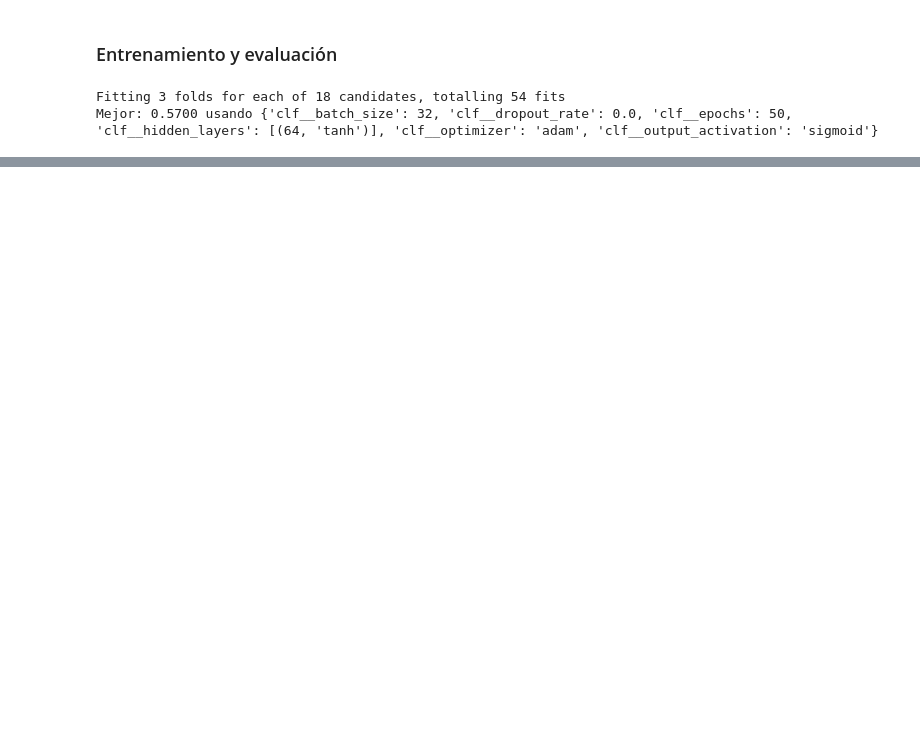
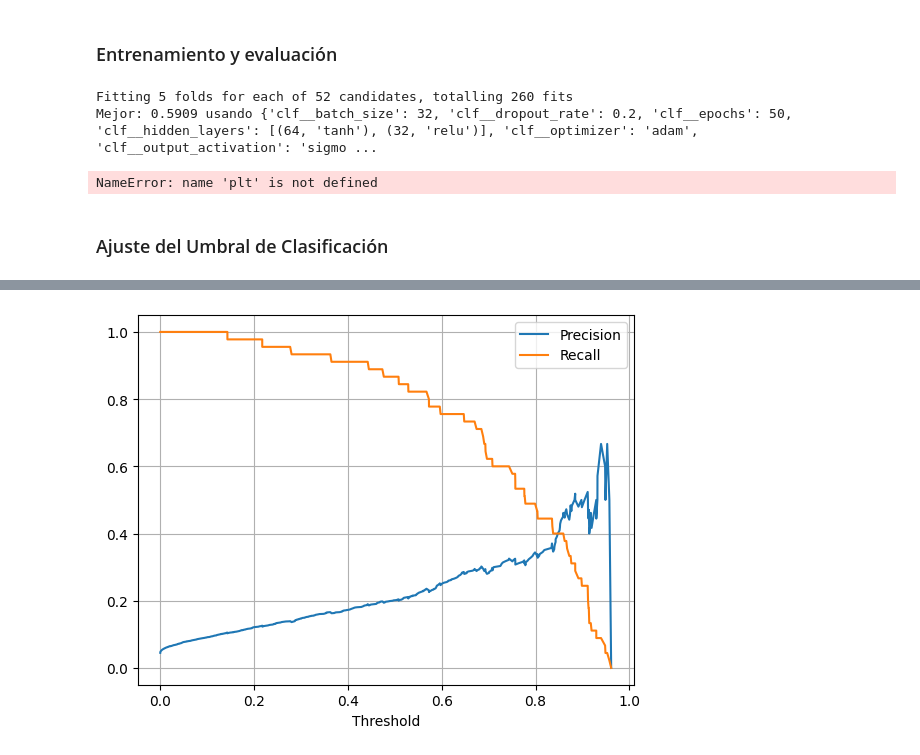
Before and after one commit to Camilabperez/Deteccion-fraude-ML, a Jupyter notebook: training/fraud-detection.ipynb, the cells around one changed output, grey strips where cells are left out. Saved outputs shown, nothing was run; the diff lists cells and outputs as text; code cells hidden in the pictures; blank space fills up the shorter version.

Commit message:
mejorar interface

```diff
--- a/training/fraud-detection.ipynb
+++ b/training/fraud-detection.ipynb
@@ -1269,26 +1302,34 @@ param_grid = {
 # %% [markdown]
 ### Entrenamiento y evaluación
 # %%
+from sklearn.feature_selection import SelectKBest, mutual_info_classif
+from imblearn.under_sampling import RandomUnderSampler
+pipeline = Pipeline([
+    ('scaler', StandardScaler()),
+    ('under', RandomUnderSampler(sampling_strategy=0.3, random_state=42)),
+    ('smote', SMOTE(random_state=42)),
+    ('clf', MyKerasClassifier(epochs=50, random_state=42))
+])
+
 grid = GridSearchCV(
-    estimator=pipeline,
-    param_grid=param_grid_1,
-    scoring=scoring,
-    refit='auc',
-    cv=cv,
-    verbose=1,
+    estimator = pipeline,
+    param_grid = param_grid_2,
+    scoring = scoring,
+    refit = 'auc',
+    cv = StratifiedKFold(n_splits=5, shuffle=True, random_state=42),
+    verbose=2,
     n_jobs=-1,
     return_train_score=True
 )
-
 # Ejecutar búsqueda
 grid_result = grid.fit(x_data, y_data)
 
 # Guardar resultados
 results_df = pd.DataFrame(grid_result.cv_results_)
-results_df.to_csv("resultados/red_neuronal_grid_search.csv", index=False)
+results_df.to_csv("resultados/red_neuronal_grid_search.csv", index=False, sep='|', decimal=',')
 
 # Mejor resultado
 print("Mejor: %.4f usando %s" % (grid_result.best_score_, grid_result.best_params_))
 # %% [output]
-Fitting 3 folds for each of 18 candidates, totalling 54 fits
-Mejor: 0.5700 usando {'clf__batch_size': 32, 'clf__dropout_rate': 0.0, 'clf__epochs': 50, 'clf__hidden_layers': [(64, 'tanh')], 'clf__optimizer': 'adam', 'clf__output_activation': 'sigmoid'}
+Fitting 5 folds for each of 52 candidates, totalling 260 fits
+Mejor: 0.5909 usando {'clf__batch_size': 32, 'clf__dropout_rate': 0.2, 'clf__epochs': 50, 'clf__hidden_layers': [(64, 'tanh'), (32, 'relu')], 'clf__optimizer': 'adam', 'clf__output_activation': 'sigmo ...
@@ -1294,0 +1338,28 @@ Mejor: 0.5700 usando {'clf__batch_size': 32, 'clf__dropout_rate': 0.0, 'clf__epo
+# %%
+plt.figure(figsize=(8, 6))
+plt.scatter(results_df["mean_train_auc"], results_df["mean_test_auc"], alpha=0.7)
+plt.plot([0, 1], [0, 1], 'k--', label="Sin sobreajuste")
+plt.xlabel("AUC en entrenamiento")
+plt.ylabel("AUC en validación")
+plt.title("Detección de sobreajuste en red neuronal")
+plt.legend()
+plt.grid(True)
+plt.tight_layout()
+plt.show()
+# %% [output]
+NameError: name 'plt' is not defined
+# %% [markdown]
+### Ajuste del Umbral de Clasificación
+# %%
+# Después del fit
+y_scores = grid_result.predict_proba(x_data)[:, 1]
+prec, rec, thresholds = precision_recall_curve(y_data, y_scores)
+
+# Plot para elegir punto de corte
+plt.plot(thresholds, prec[:-1], label='Precision')
+plt.plot(thresholds, rec[:-1], label='Recall')
+plt.xlabel('Threshold')
+plt.legend()
+plt.grid()
+plt.show()
+# %% [output]
@@ -1294,0 +1367 @@ Mejor: 0.5700 usando {'clf__batch_size': 32, 'clf__dropout_rate': 0.0, 'clf__epo
+[figure, added]
```
Also changed, not shown: parts of 39 cells of this notebook, 17 other files.
